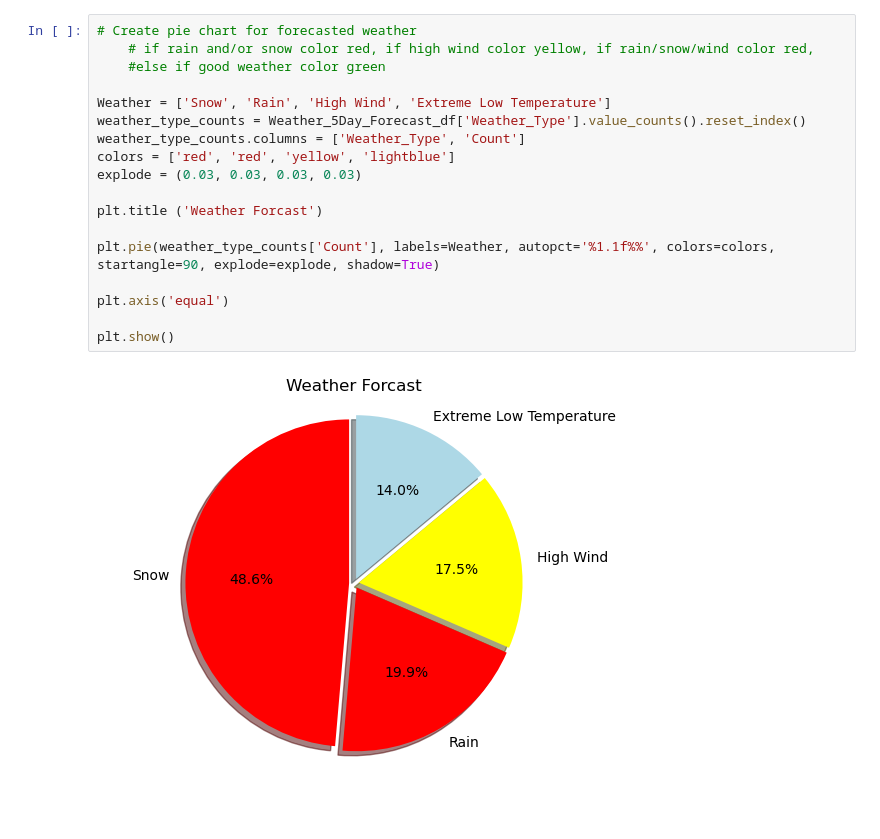
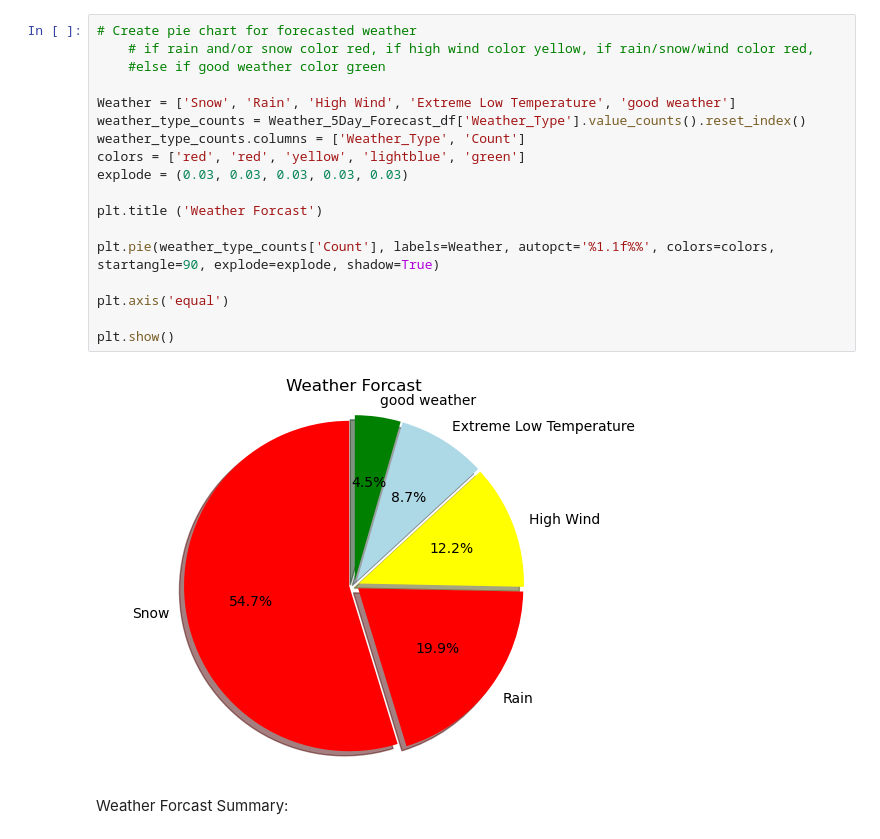
Before and after one commit to BFletchall/project-1, a Jupyter notebook: Weather_analysis.ipynb, the cells around one changed output. Cells and saved outputs as stored; diff of their text form; blank space fills up the shorter version.

```diff
--- a/Weather_analysis.ipynb
+++ b/Weather_analysis.ipynb
@@ -147,20 +161,22 @@ Weather_5Day_Forecast_df.head()
 # %%
 # Create pie chart for forecasted weather
     # if rain and/or snow color red, if high wind color yellow, if rain/snow/wind color red,
     #else if good weather color green
 
-Weather = ['Snow', 'Rain', 'High Wind', 'Extreme Low Temperature']
+Weather = ['Snow', 'Rain', 'High Wind', 'Extreme Low Temperature', 'good weather']
 weather_type_counts = Weather_5Day_Forecast_df['Weather_Type'].value_counts().reset_index()
 weather_type_counts.columns = ['Weather_Type', 'Count']
-colors = ['red', 'red', 'yellow', 'lightblue']
-explode = (0.03, 0.03, 0.03, 0.03)
+colors = ['red', 'red', 'yellow', 'lightblue', 'green']
+explode = (0.03, 0.03, 0.03, 0.03, 0.03)
 
 plt.title ('Weather Forcast')
 
 plt.pie(weather_type_counts['Count'], labels=Weather, autopct='%1.1f%%', colors=colors, startangle=90, explode=explode, shadow=True)
 
 plt.axis('equal')
 
 plt.show()
 # %% [output]
-[figure, old version]
+[figure, new version]
+# %% [markdown]
+Weather Forcast Summary:
```
Also changed, not shown: parts of 11 cells of this notebook, 3 other files.
